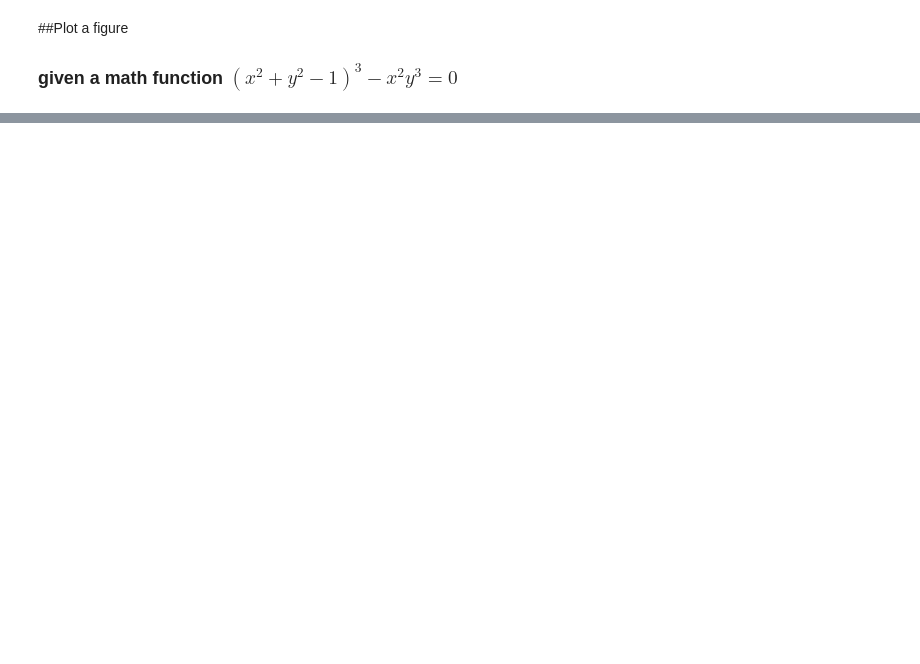
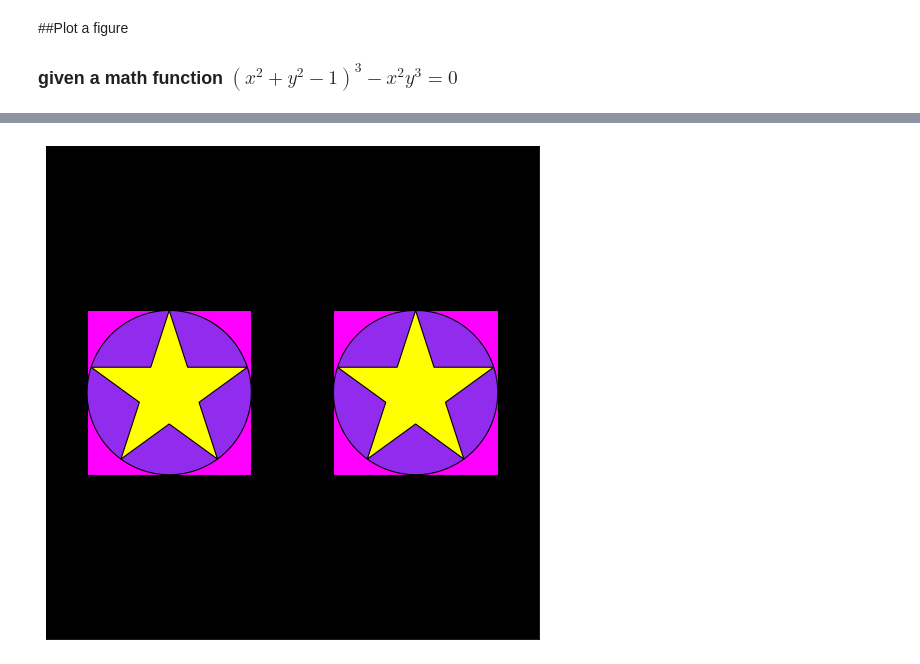
Before and after one commit to umslengineering/EENG1108, a Jupyter notebook: week4.ipynb, the cells around one changed output, grey strips where cells are left out. Drawn from its saved outputs; the diff is of its cells as text; code cells hidden in the pictures; blank space fills up the shorter version.

```diff
--- a/week4.ipynb
+++ b/week4.ipynb
@@ -24,0 +196,28 @@ Text(0.5, 1.0, 'I Love You!!')
+# %%
+# from SimpleGraphics import *
+
+def DrawTile(x,y,r,c1,c2,c3):
+    """ Draws a square, a disk and a star (in that order) each with
+    center (x,y). The disk and star have radius r and the sides
+    of the square are tangent to the disk
+
+    The rectangle has fill color c1, the disk has fill color c2, and
+    the star has fill color c3.
+
+    Precondition: x, y, and r are floats or ints, c1, c2, and c3 are
+    rgb arrays.
+    """
+    DrawRect(x,y,2*r,2*r,FillColor=c1)
+    DrawDisk(x,y,r,FillColor=c2)
+    DrawStar(x,y,r,FillColor=c3)
+
+#Application Script
+if __name__ == '__main__':
+    """ Applies DrawTile four times.
+    """
+    MakeWindow(6,bgcolor=BLACK,labels=False)
+    DrawTile(3,0,2,MAGENTA,PURPLE,YELLOW)
+    DrawTile(-3,0,2,MAGENTA,PURPLE,YELLOW)
+    ShowWindow()
+# %% [output]
+[figure, added]
```
Also changed, not shown: parts of 6 cells of this notebook.
